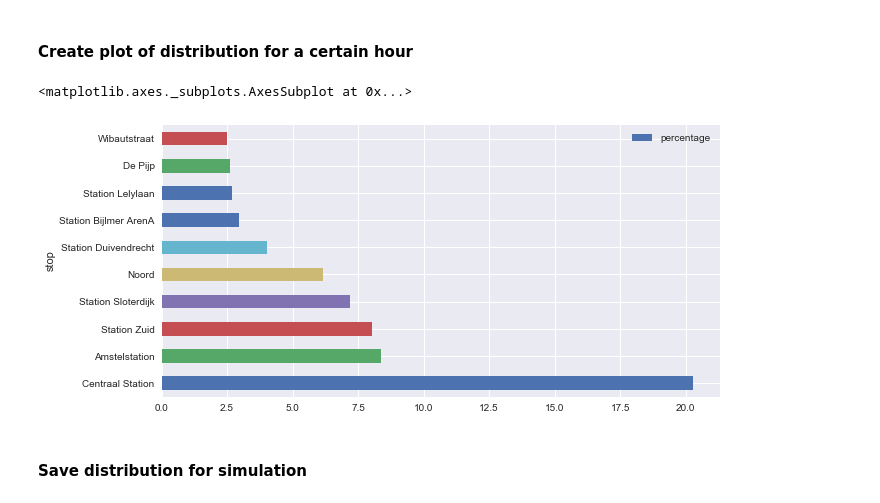
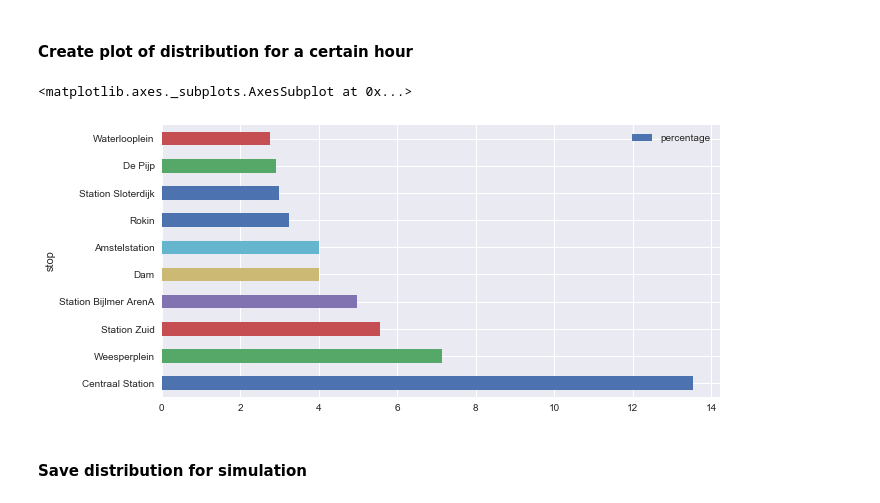
Before and after one commit to SophieEnsing/Thesis, a Jupyter notebook: Code/Analysis - full dataset.ipynb, the cells around one changed output. Saved outputs shown, nothing was run; the diff lists cells and outputs as text; code cells hidden in the pictures.

```diff
--- a/Code/Analysis - full dataset.ipynb
+++ b/Code/Analysis - full dataset.ipynb
@@ -30,7 +30,7 @@ stations = ['Amsteldijk','Amstelstation','Amstelveenseweg','Beethovenstraat','Bu
     'Maasstraat','Marie Heinekenplein','Minervaplein','Muntplein','Museumplein','Nieuwezijds Kolk',
     'Nieuwmarkt','Noord','Noorderpark','Olympiaplein','Olympiaweg','Olympisch stadion','Overamstel',
     'Postjesweg','Prinsengracht','Reigersbos','Rijksmuseum','Roelof Hartplein','Rokin','Scheldestraat',
-    'Spaklerweg','Spui','Station Bijlmer ArenA','Station Diemen-Zuid','Station Duivendrecht',
+    'Spaklerweg','Spui','Station Bijlmer ArenA','Station Diemen-Zuid','Station Duivendrecht', 'Stadionweg'
     'Station Ganzenhoef','Station Holendrecht','Station Lelylaan','Station RAI','Station Sloterdijk',
     'Strandvliet','Van Baerlestraat','Van der Madeweg','Venserpolder','Verrijn Stuartweg','Victorieplein',
     'Vijzelgracht','VU medisch centrum','Waalstraat','Waterlooplein','Weesperplein','Wibautstraat','Station Zuid']
@@ -80,10 +135,10 @@ def plotgroup(hour, dataframe):
     dataframe = (dataframe.sort_values(by = 'percentage', ascending = False)).head(10)
     return dataframe.plot(kind = 'barh', x = 'stop', y = 'percentage', figsize = [10,5])
 # %%
-plotgroup('08:00 - 08:59', origingrouped)
+plotgroup('15:00 - 15:59', origingrouped)
 # %% [output]
 <matplotlib.axes._subplots.AxesSubplot at 0x...>
-[figure, old version]
+[figure, new version]
 # %% [markdown]
 #### Save distribution for simulation
 # %%
```
Also changed, not shown: parts of 5 cells of this notebook.
